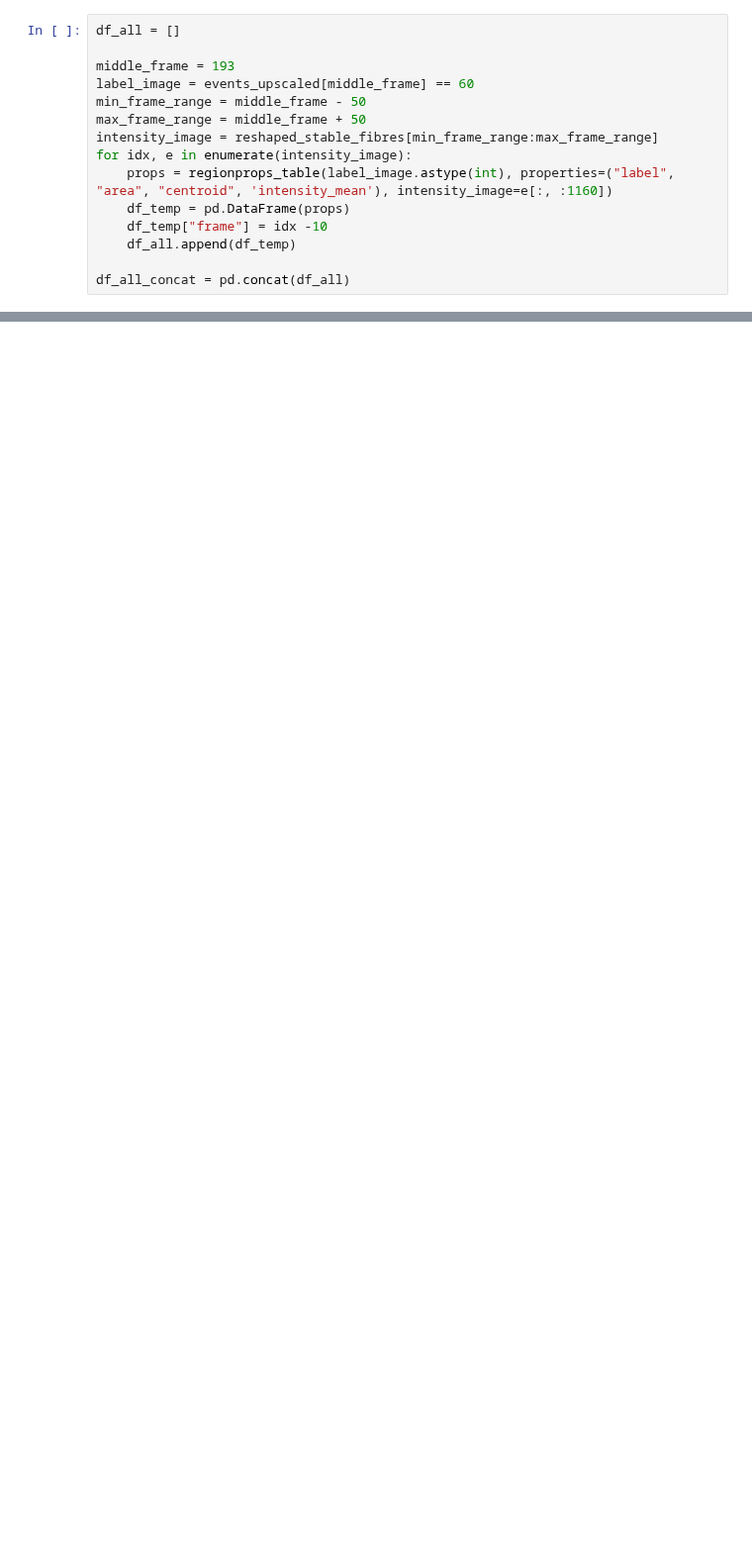
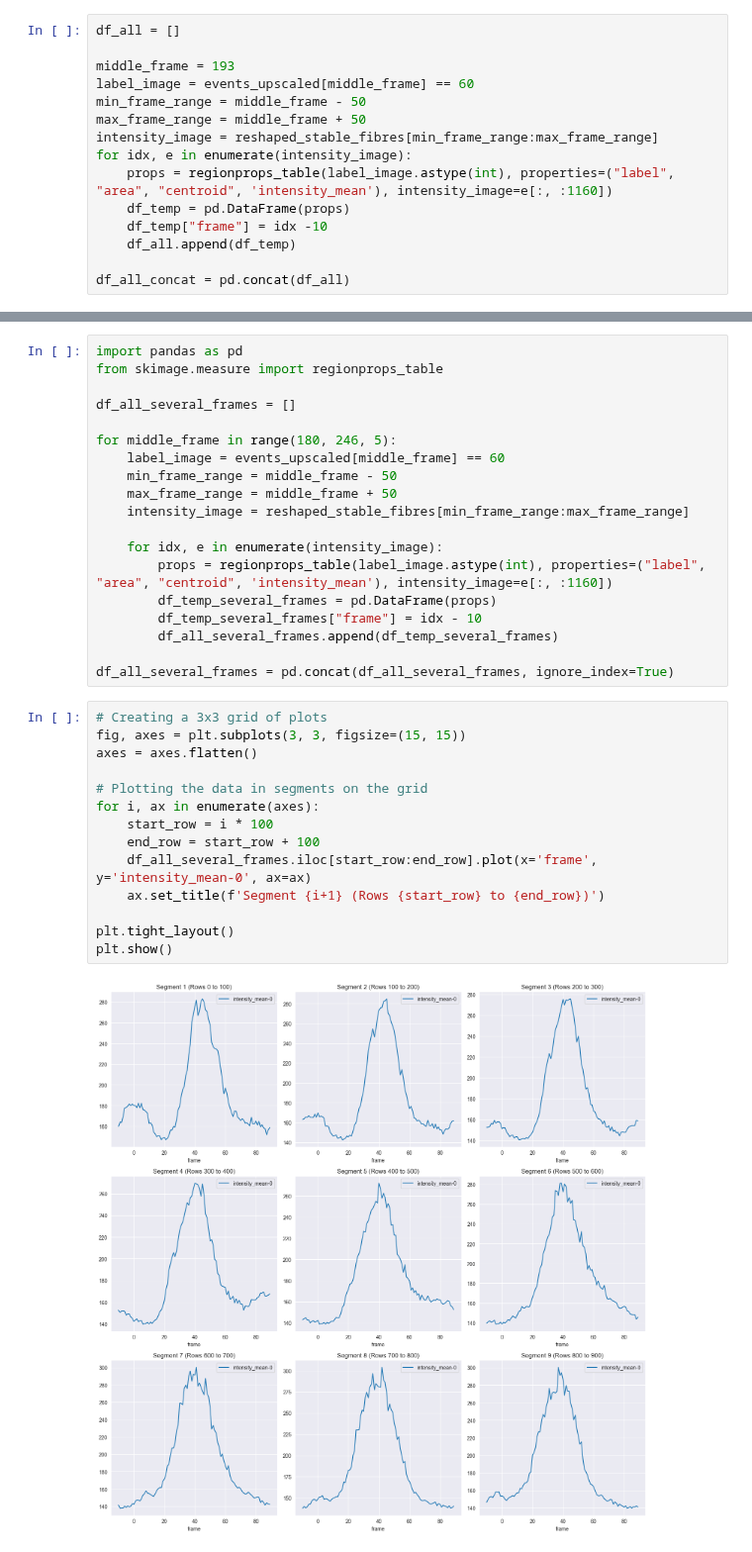
Before and after one commit to leaBroe/arcospx_analysis_quantification_correlation, a Jupyter notebook: cross_correlation.ipynb, the cells around one changed output, grey strips where cells are left out. Shown at 99% size. Saved outputs shown, nothing was run; the diff lists cells and outputs as text; blank space fills up the shorter version.

```diff
--- a/cross_correlation.ipynb
+++ b/cross_correlation.ipynb
@@ -196,0 +209,35 @@ df_all_concat = pd.concat(df_all)
+# %%
+import pandas as pd
+from skimage.measure import regionprops_table
+
+df_all_several_frames = []
+
+for middle_frame in range(180, 246, 5):
+    label_image = events_upscaled[middle_frame] == 60
+    min_frame_range = middle_frame - 50
+    max_frame_range = middle_frame + 50
+    intensity_image = reshaped_stable_fibres[min_frame_range:max_frame_range]
+
+    for idx, e in enumerate(intensity_image):
+        props = regionprops_table(label_image.astype(int), properties=("label", "area", "centroid", 'intensity_mean'), intensity_image=e[:, :1160])
+        df_temp_several_frames = pd.DataFrame(props)
+        df_temp_several_frames["frame"] = idx - 10
+        df_all_several_frames.append(df_temp_several_frames)
+
+df_all_several_frames = pd.concat(df_all_several_frames, ignore_index=True)
+# %%
+# Creating a 3x3 grid of plots
+fig, axes = plt.subplots(3, 3, figsize=(15, 15))
+axes = axes.flatten()
+
+# Plotting the data in segments on the grid
+for i, ax in enumerate(axes):
+    start_row = i * 100
+    end_row = start_row + 100
+    df_all_several_frames.iloc[start_row:end_row].plot(x='frame', y='intensity_mean-0', ax=ax)
+    ax.set_title(f'Segment {i+1} (Rows {start_row} to {end_row})')
+
+plt.tight_layout()
+plt.show()
+# %% [output]
+[figure, added]
```
Also changed, not shown: parts of 6 cells of this notebook.
